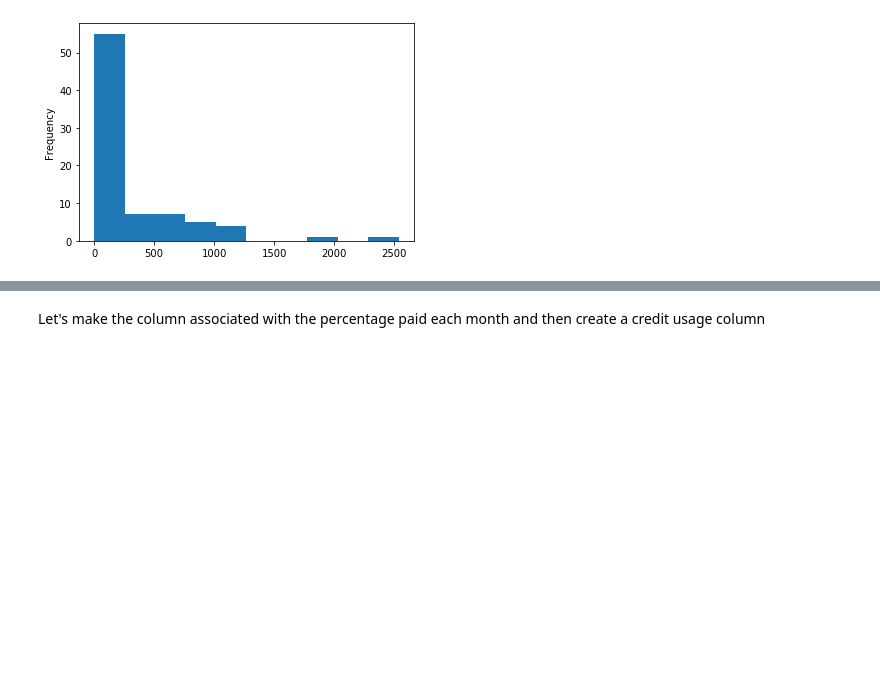
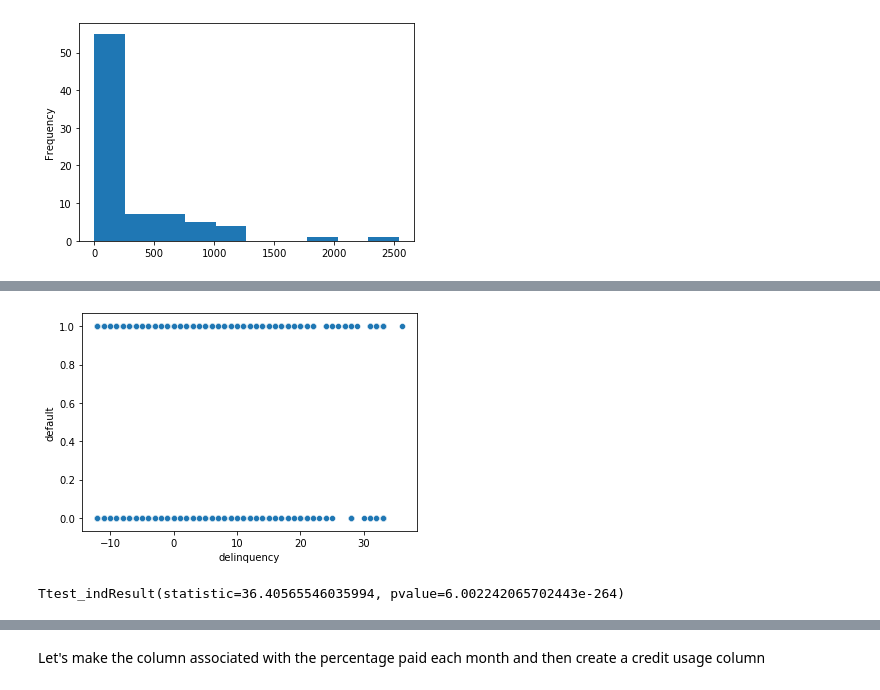
Before and after one commit to SlimHintz/credit-card-default-detection, a Jupyter notebook: dataComprehension.ipynb, the cells around one changed output, grey strips where cells are left out. Saved outputs shown, nothing was run; the diff lists cells and outputs as text; code cells hidden in the pictures; blank space fills up the shorter version.

Commit message:
added delinquency as a feature

```diff
--- a/dataComprehension.ipynb
+++ b/dataComprehension.ipynb
@@ -423,0 +431,11 @@ limit_cat_dummies = pd.get_dummies(df1.limit_cat)
+# %%
+pay = [
+    'pay_0',
+    'pay_2',
+    'pay_3',
+    'pay_4',
+    'pay_5',
+    'pay_6',
+]
+
+df1[pay].describe()
@@ -423,0 +452,11 @@ limit_cat_dummies = pd.get_dummies(df1.limit_cat)
+# %%
+# sum the payments accross the columns
+delinquency  = df1[pay].sum(axis=1)
+df1['delinquency'] = delinquency
+sns.scatterplot(data=df1, x='delinquency', y='default', x_jitter=3, y_jitter=10);
+# %% [output]
+[figure, added]
+# %%
+stats.ttest_ind(df1[df1.default==1].delinquency, df1[df1.default==0].delinquency, equal_var=False)
+# %% [output]
+Ttest_indResult(statistic=36.40565546035994, pvalue=6.002242065702443e-264)
```
Also changed, not shown: parts of 7 cells of this notebook.
